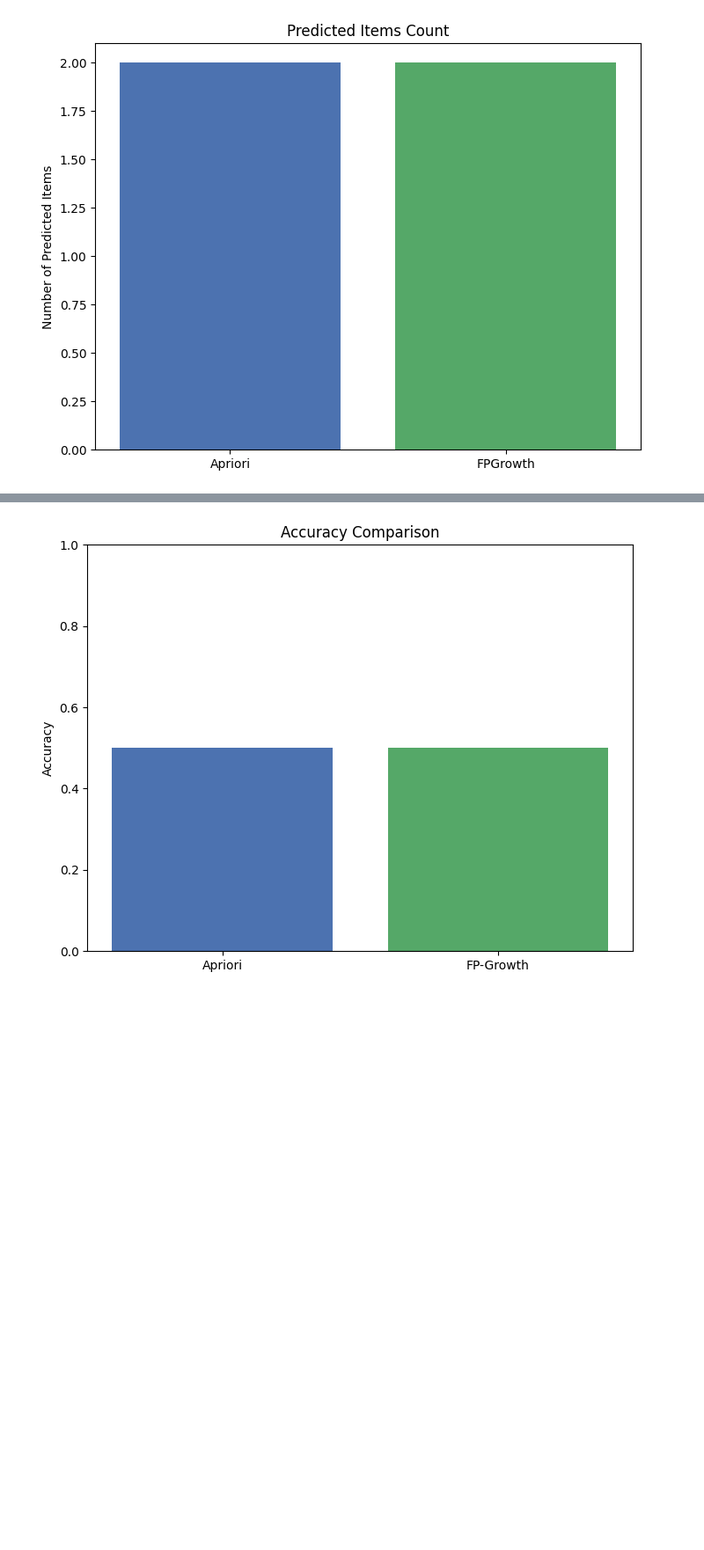
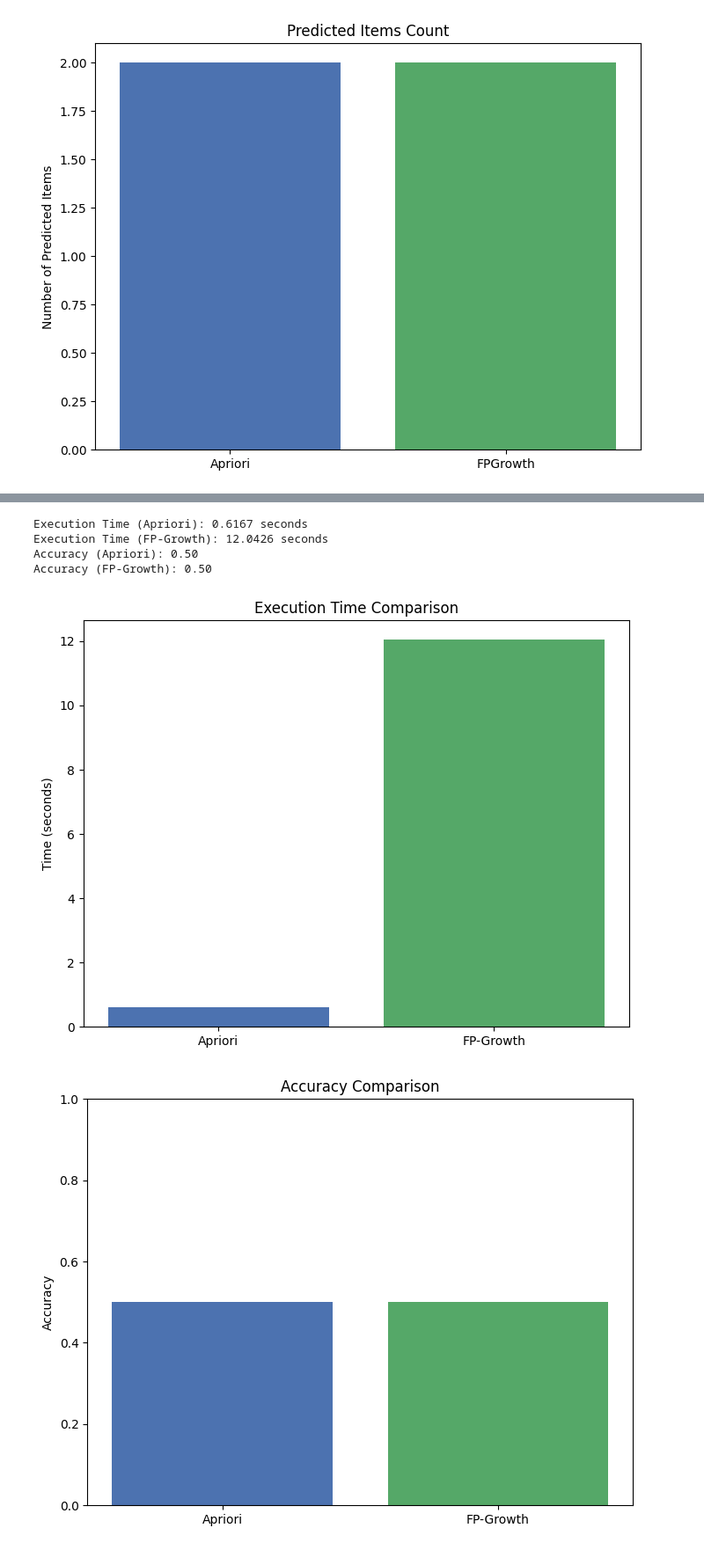
Before and after one commit to NA7RAWY/Comprehensive-Data-Mining-on-Health-Workout-Dataset, a Jupyter notebook: AssociationRule/Preprocessing.ipynb, the cells around one changed output, grey strips where cells are left out. Shown: that part at 88% size. Cells and saved outputs as stored; diff of their text form; code cells hidden in the pictures; blank space fills up the shorter version.

```diff
--- a/AssociationRule/Preprocessing.ipynb
+++ b/AssociationRule/Preprocessing.ipynb
@@ -136,12 +136,3 @@ plt.ylabel("Number of Predicted Items")
 plt.show()
 # %% [output]
 [figure]
-# %%
-def calculate_accuracy(predicted_items, actual_items):
-    TP = len(predicted_items.intersection(actual_items))
-    FP = len(predicted_items.difference(actual_items))
-    FN = len(actual_items.difference(predicted_items))
-    TN = 0  # TN is not directly applicable here
-
-    accuracy = TP / (TP + FP + FN) if (TP + FP + FN) > 0 else 0
-    return accuracy
@@ -187,9 +139,58 @@ plt.show()
-# %%
-plt.figure(figsize=(8, 6))
-plt.bar(['Apriori', 'FP-Growth'], [accuracy_apriori, accuracy_fpgrowth], color=['#4C72B0', '#55A868'])
-plt.title("Accuracy Comparison")
-plt.ylabel("Accuracy")
-plt.ylim(0, 1)  # Set y-axis to 0-1 for accuracy
-plt.show()
-# %% [output]
-[figure, removed]
+# %%
+# Adjusting parameters for better accuracy
+min_support = 0.002  # Increased minimum support for more relevant itemsets
+min_confidence = 0.06 # Increased confidence for stronger association rules
+
+# Start the timer for Apriori with adjusted parameters
+start_apriori = time.time()
+frequent_itemsets_apriori = apriori(basket_encoded, min_support=min_support, use_colnames=True)
+rules_apriori = association_rules(frequent_itemsets_apriori, metric="confidence", min_threshold=min_confidence, num_itemsets=None)
+end_apriori = time.time()
+time_apriori = end_apriori - start_apriori
+
+# Start the timer for FP-Growth with adjusted parameters
+start_fpgrowth = time.time()
+frequent_itemsets_fpgrowth = fpgrowth(basket_encoded, min_support=min_support, use_colnames=True)
+rules_fpgrowth = association_rules(frequent_itemsets_fpgrowth, metric="confidence", min_threshold=min_confidence, num_itemsets=None)
+end_fpgrowth = time.time()
+time_fpgrowth = end_fpgrowth - start_fpgrowth
+
+# Define a test transaction and actual items
+new_transaction = ['chocolate', 'other vegetables']
+actual_items = {'whole milk', 'yogurt'}  # Replace with expected items based on data knowledge
+
+# Predict items using relaxed prediction
+predicted_items_apriori = predict_transaction_relaxed(new_transaction, rules_apriori)
+predicted_items_fpgrowth = predict_transaction_relaxed(new_transaction, rules_fpgrowth)
+
+# Calculate accuracy for both methods
+accuracy_apriori = calculate_accuracy(predicted_items_apriori, actual_items)
+accuracy_fpgrowth = calculate_accuracy(predicted_items_fpgrowth, actual_items)
+
+# Print results
+print(f"Execution Time (Apriori): {time_apriori:.4f} seconds")
+print(f"Execution Time (FP-Growth): {time_fpgrowth:.4f} seconds")
+print(f"Accuracy (Apriori): {accuracy_apriori:.2f}")
+print(f"Accuracy (FP-Growth): {accuracy_fpgrowth:.2f}")
+
+# Plot execution time comparison
+plt.figure(figsize=(8, 6))
+plt.bar(['Apriori', 'FP-Growth'], [time_apriori, time_fpgrowth], color=['#4C72B0', '#55A868'])
+plt.title("Execution Time Comparison")
+plt.ylabel("Time (seconds)")
+plt.show()
+
+# Plot accuracy comparison
+plt.figure(figsize=(8, 6))
+plt.bar(['Apriori', 'FP-Growth'], [accuracy_apriori, accuracy_fpgrowth], color=['#4C72B0', '#55A868'])
+plt.title("Accuracy Comparison")
+plt.ylabel("Accuracy")
+plt.ylim(0, 1)  # Set y-axis to 0-1 for accuracy
+plt.show()
+# %% [output]
+Execution Time (Apriori): 0.6167 seconds
+Execution Time (FP-Growth): 12.0426 seconds
+Accuracy (Apriori): 0.50
+Accuracy (FP-Growth): 0.50
+[figure, added]
+[figure, added]
```
Also changed, not shown: parts of 6 cells of this notebook, 2 other files.
